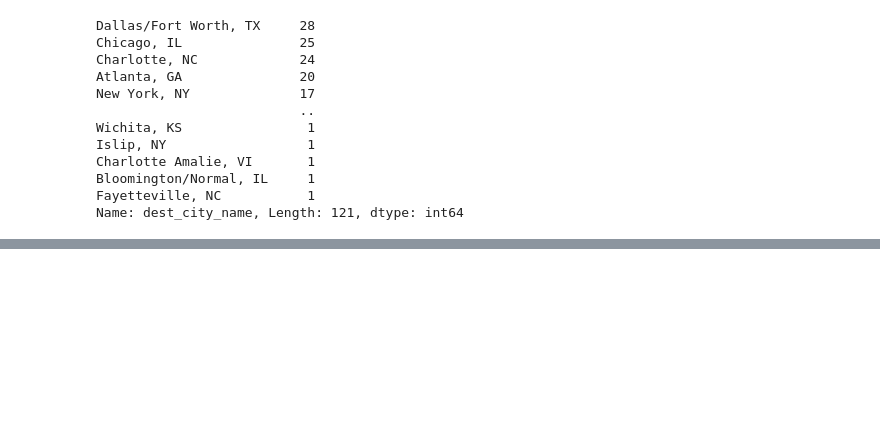
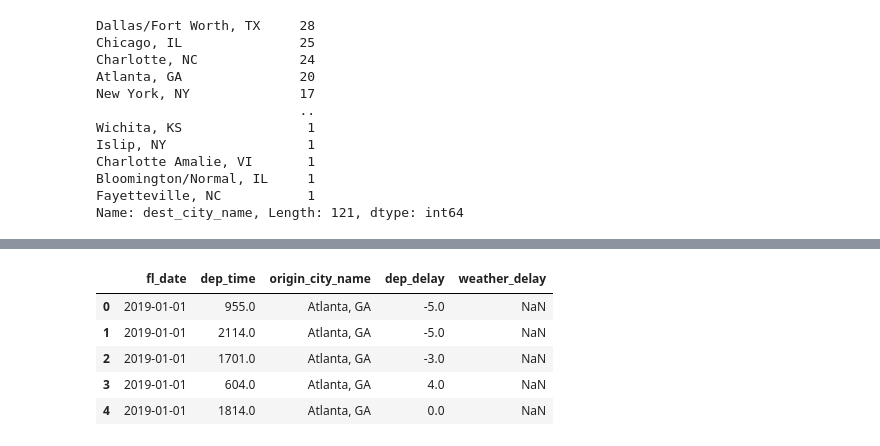
Before and after one commit to sjmitche9/Midterm-Project, a Jupyter notebook: Flights_WorldWeatherOnline_API.ipynb, the cells around one changed output, grey strips where cells are left out. Cells and saved outputs as stored; diff of their text form; code cells hidden in the pictures; blank space fills up the shorter version.

```diff
--- a/Flights_WorldWeatherOnline_API.ipynb
+++ b/Flights_WorldWeatherOnline_API.ipynb
@@ -177,0 +305,11 @@ def get_venues(x):
+# %%
+Jan19_ATL_flights = pd.read_csv('/content/drive/MyDrive/Colab Notebooks/Jan2019_Atlanta_Flights.csv')
+# %%
+Jan19_ATL_flights.head()
+# %% [output]
+|  | fl_date | dep_time | origin_city_name | dep_delay | weather_delay |
+| 0 | 2019-01-01 | 955.0 | Atlanta, GA | -5.0 | NaN |
+| 1 | 2019-01-01 | 2114.0 | Atlanta, GA | -5.0 | NaN |
+| 2 | 2019-01-01 | 1701.0 | Atlanta, GA | -3.0 | NaN |
+| 3 | 2019-01-01 | 604.0 | Atlanta, GA | 4.0 | NaN |
+| 4 | 2019-01-01 | 1814.0 | Atlanta, GA | 0.0 | NaN |
```
Also changed, not shown: parts of 57 cells of this notebook.
